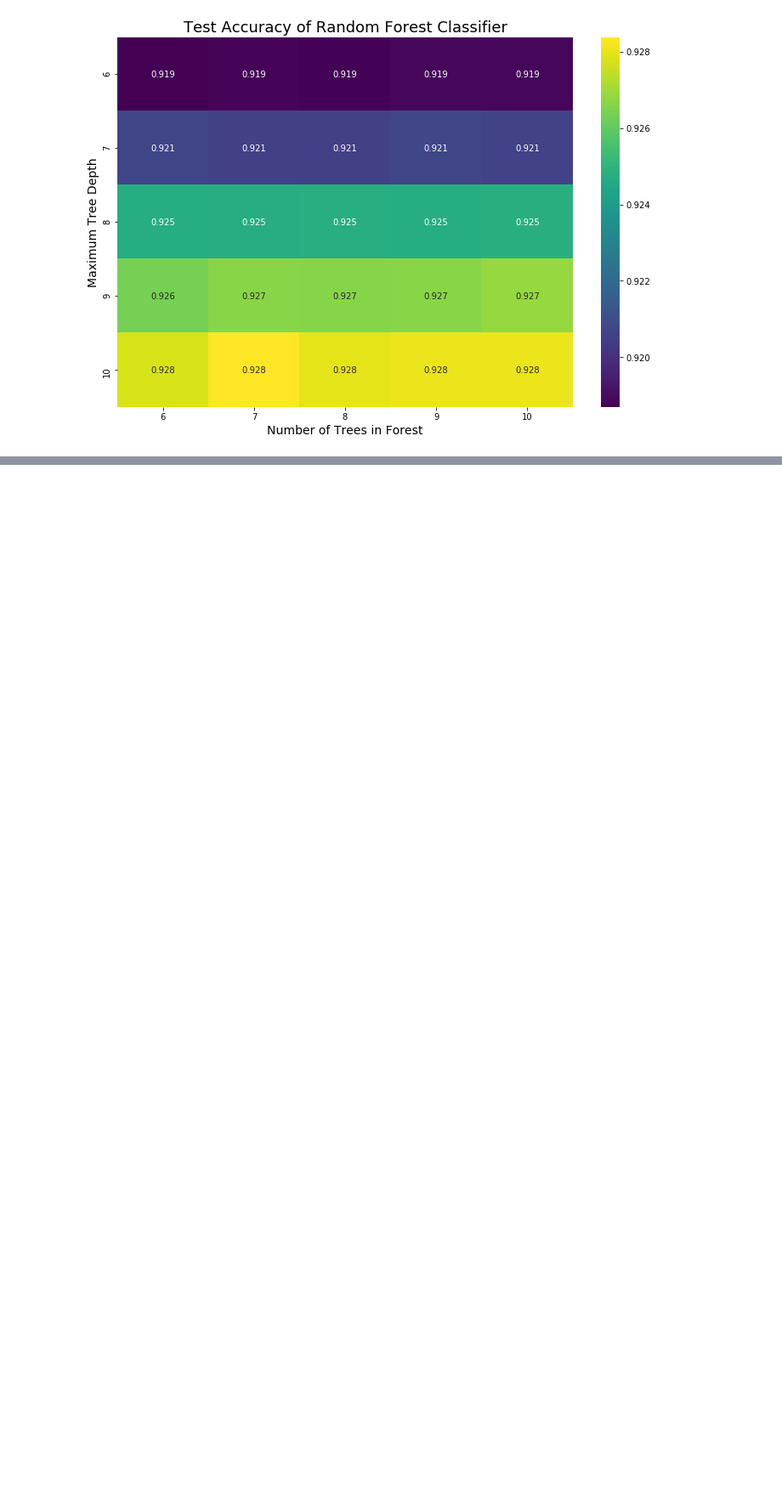
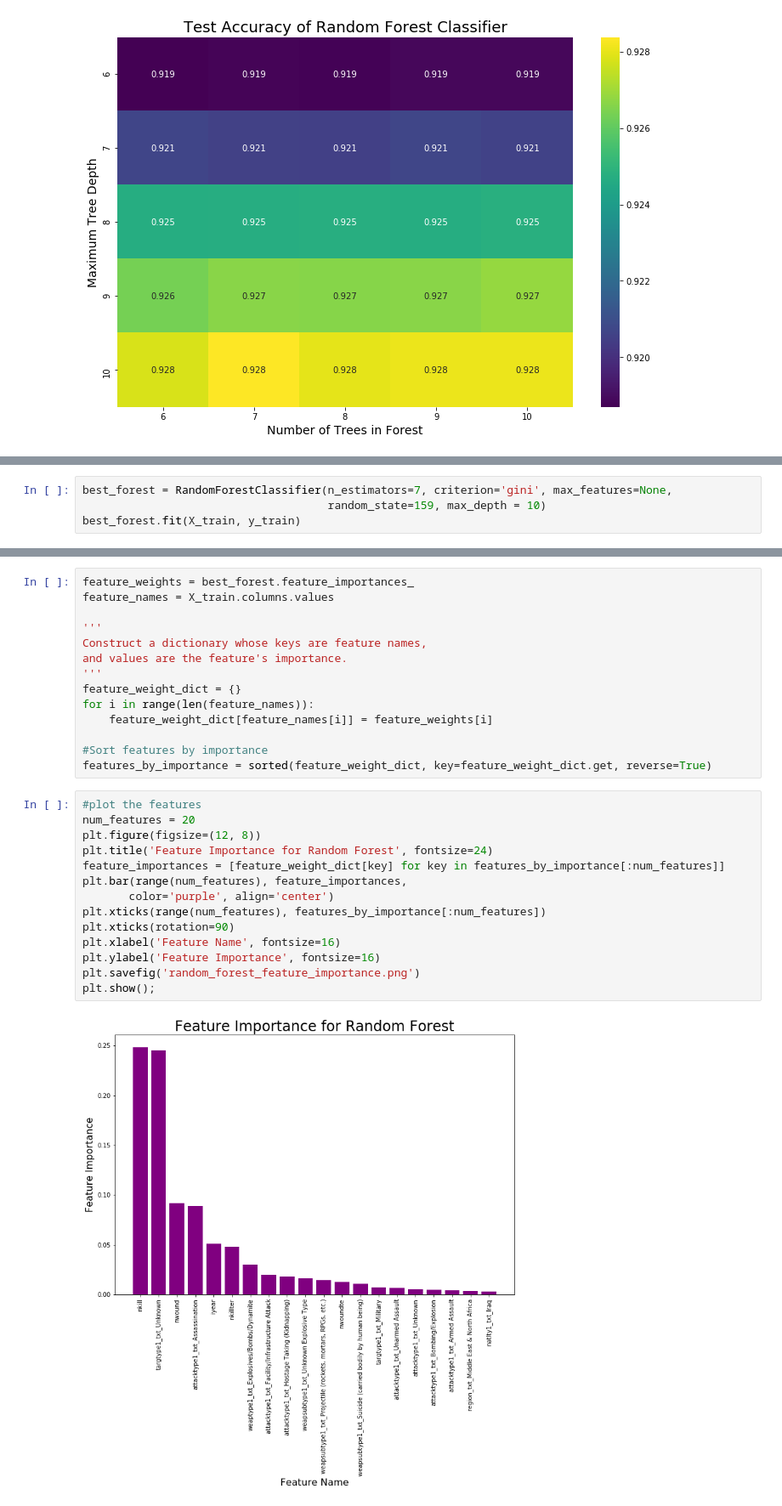
Before and after one commit to jacobakh/ML4CT, a Jupyter notebook: counter_terrorism_random_forest.ipynb, the cells around one changed output, grey strips where cells are left out. Shown: that part at 85% size. Cells and saved outputs as stored; diff of their text form; blank space fills up the shorter version.

Commit message:
plotted feature importance

```diff
--- a/counter_terrorism_random_forest.ipynb
+++ b/counter_terrorism_random_forest.ipynb
@@ -116,0 +127,4 @@ plt.show();
+# %%
+best_forest = RandomForestClassifier(n_estimators=7, criterion='gini', max_features=None,
+                                     random_state=159, max_depth = 10)
+best_forest.fit(X_train, y_train)
@@ -116,0 +138,30 @@ plt.show();
+# %%
+feature_weights = best_forest.feature_importances_
+feature_names = X_train.columns.values
+
+'''
+Construct a dictionary whose keys are feature names,
+and values are the feature's importance.
+'''
+feature_weight_dict = {}
+for i in range(len(feature_names)):
+    feature_weight_dict[feature_names[i]] = feature_weights[i]
+
+#Sort features by importance
+features_by_importance = sorted(feature_weight_dict, key=feature_weight_dict.get, reverse=True)
+# %%
+#plot the features
+num_features = 20
+plt.figure(figsize=(12, 8))
+plt.title('Feature Importance for Random Forest', fontsize=24)
+feature_importances = [feature_weight_dict[key] for key in features_by_importance[:num_features]]
+plt.bar(range(num_features), feature_importances,
+       color='purple', align='center')
+plt.xticks(range(num_features), features_by_importance[:num_features])
+plt.xticks(rotation=90)
+plt.xlabel('Feature Name', fontsize=16)
+plt.ylabel('Feature Importance', fontsize=16)
+plt.savefig('random_forest_feature_importance.png')
+plt.show();
+# %% [output]
+[figure, added]
```
Also changed, not shown: parts of 6 cells of this notebook, 1 other file.
